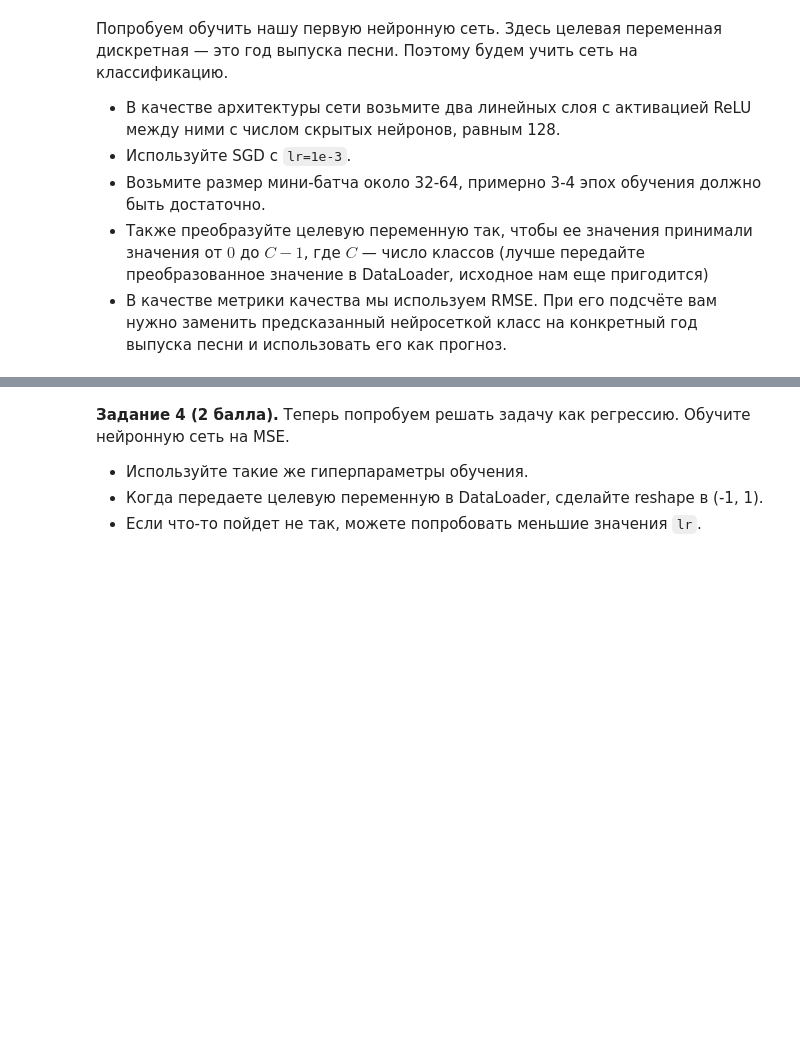
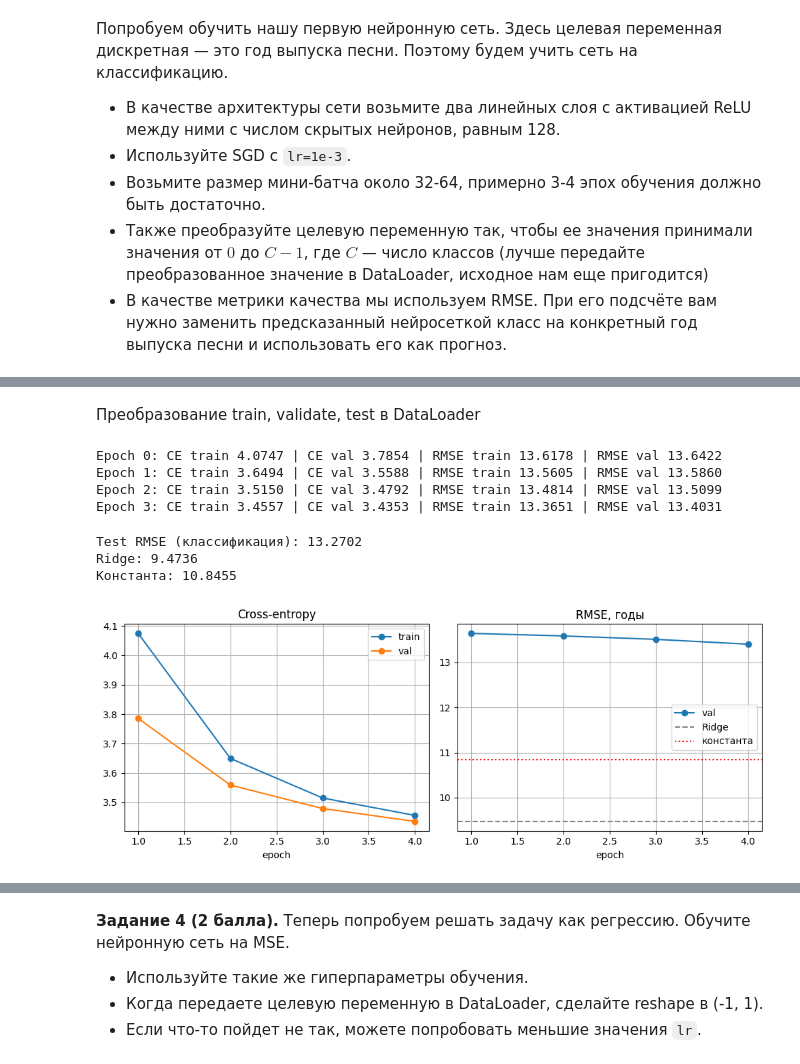
Before and after one commit to qaplwso7/ml_course, a Jupyter notebook: iad_hw/hw1/homework_01.ipynb, the cells around one changed output, grey strips where cells are left out. Cells and saved outputs as stored; diff of their text form; code cells hidden in the pictures; blank space fills up the shorter version.

```diff
--- a/iad_hw/hw1/homework_01.ipynb
+++ b/iad_hw/hw1/homework_01.ipynb
@@ -355,0 +516,13 @@ def train(model, optimizer, criterion, train_loader, val_loader, epochs):
+# %%
+from torch.utils.data import TensorDataset, DataLoader
+
+year_min, year_max = y.min(), y.max()
+n_classes = year_max - year_min + 1
+
+def year_to_class(years):
+    return years - year_min
+
+def class_to_year(classes):
+    return classes + year_min
+# %% [markdown]
+Преобразование train, validate, test в DataLoader
@@ -355,0 +564,44 @@ def train(model, optimizer, criterion, train_loader, val_loader, epochs):
+# %%
+epochs = 4
+logs_class = {"train_ce": [], "val_ce": [], "train_rmse": [], "val_rmse": []}
+
+for epoch in range(epochs):
+    train_ce = training_epoch(model, optimizer, criterion, train_loader_class)
+    val_ce = validation_epoch(model, criterion, val_loader_class)
+    train_rmse = rmse_years(model, train_loader_class)
+    val_rmse = rmse_years(model, val_loader_class)
+    logs_class["train_ce"].append(train_ce)
+    logs_class["val_ce"].append(val_ce)
+    logs_class["train_rmse"].append(train_rmse)
+    logs_class["val_rmse"].append(val_rmse)
+    print(f"Epoch {epoch}: CE train {train_ce:.4f} | CE val {val_ce:.4f} | RMSE train {train_rmse:.4f} | RMSE val {val_rmse:.4f}")
+# %% [output]
+Epoch 0: CE train 4.0747 | CE val 3.7854 | RMSE train 13.6178 | RMSE val 13.6422
+Epoch 1: CE train 3.6494 | CE val 3.5588 | RMSE train 13.5605 | RMSE val 13.5860
+Epoch 2: CE train 3.5150 | CE val 3.4792 | RMSE train 13.4814 | RMSE val 13.5099
+Epoch 3: CE train 3.4557 | CE val 3.4353 | RMSE train 13.3651 | RMSE val 13.4031
+# %%
+test_rmse_class = rmse_years(model, test_loader_class)
+print(f"\nTest RMSE (классификация): {test_rmse_class:.4f}")
+print(f"Ridge: {rmse_for_model:.4f}")
+print(f"Константа: {best_rmse_metric:.4f}")
+ep = range(1, epochs + 1)
+fig, axes = plt.subplots(1, 2, figsize=(10, 4))
+axes[0].plot(ep, logs_class["train_ce"], marker="o", label="train")
+axes[0].plot(ep, logs_class["val_ce"], marker="o", label="val")
+axes[0].set_title("Cross-entropy")
+axes[1].plot(ep, logs_class["val_rmse"], marker="o", label="val")
+axes[1].axhline(rmse_for_model, color="gray", ls="--", label="Ridge")
+axes[1].axhline(best_rmse_metric, color="red", ls=":", label="константа")
+axes[1].set_title("RMSE, годы")
+for ax in axes:
+    ax.set_xlabel("epoch")
+    ax.legend()
+    ax.grid(True)
+plt.tight_layout()
+plt.show()
+# %% [output]
+Test RMSE (классификация): 13.2702
+Ridge: 9.4736
+Константа: 10.8455
+[figure, added]
```
Also changed, not shown: parts of 52 cells of this notebook, 1 other file.
